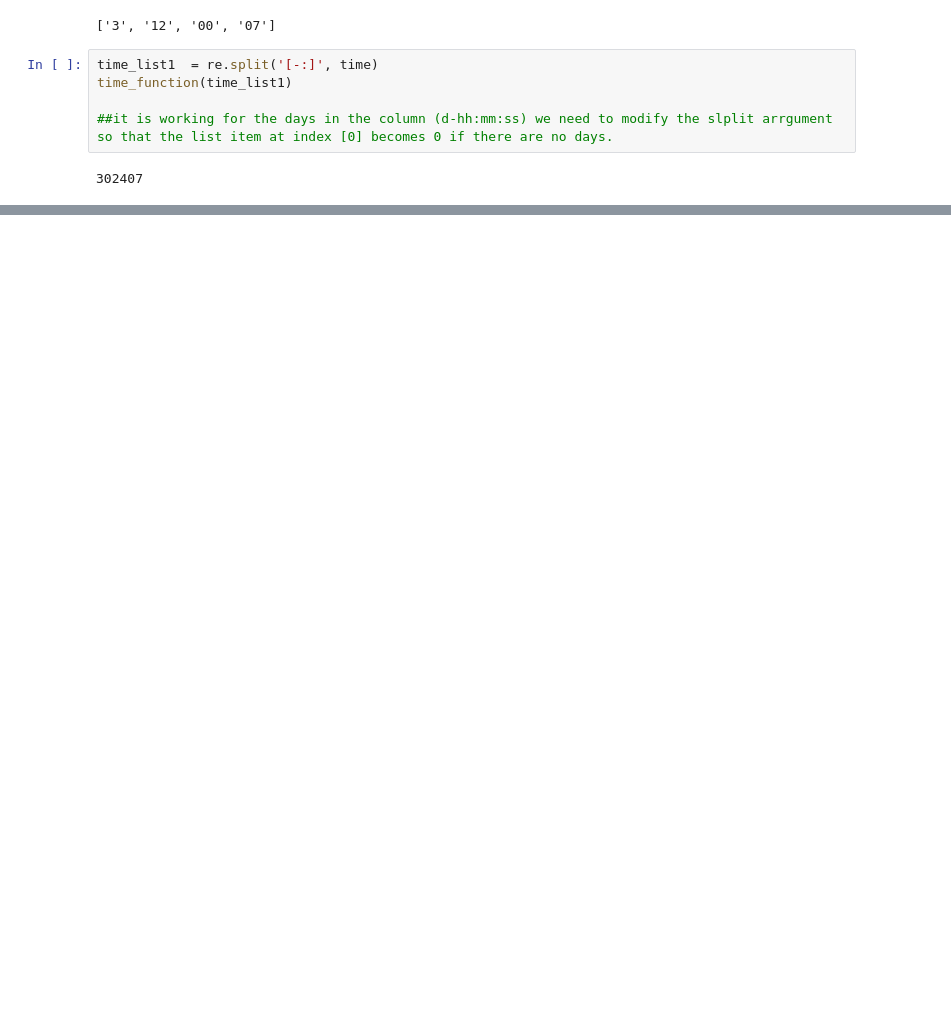
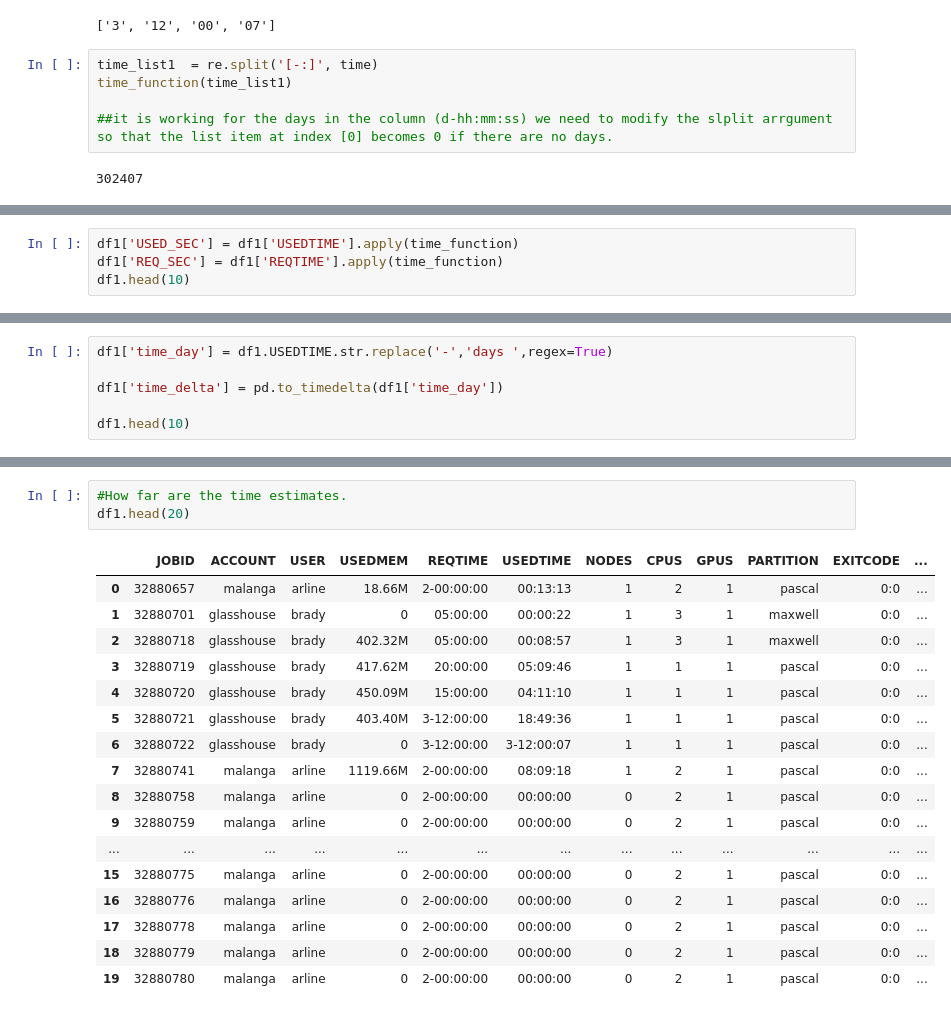
Before and after one commit to essetetsahai/accre_project-jolly_ranchers, a Jupyter notebook: accre-exporation.ipynb, the cells around one changed output, grey strips where cells are left out. Saved outputs shown, nothing was run; the diff lists cells and outputs as text; blank space fills up the shorter version.

Commit message:
seconds function, some Q1 analysis

```diff
--- a/accre-exporation.ipynb
+++ b/accre-exporation.ipynb
@@ -323,0 +395,4 @@ time_function(time_list1)
+# %%
+df1['USED_SEC'] = df1['USEDTIME'].apply(time_function)
+df1['REQ_SEC'] = df1['REQTIME'].apply(time_function)
+df1.head(10)
@@ -323,0 +413,6 @@ time_function(time_list1)
+# %%
+df1['time_day'] = df1.USEDTIME.str.replace('-','days ',regex=True)
+
+df1['time_delta'] = pd.to_timedelta(df1['time_day'])
+
+df1.head(10)
@@ -323,0 +496,21 @@ time_function(time_list1)
+# %%
+#How far are the time estimates.
+df1.head(20)
+# %% [output]
+|  | JOBID | ACCOUNT | USER | USEDMEM | REQTIME | USEDTIME | NODES | CPUS | GPUS | PARTITION | EXITCODE | ... |
+| 0 | 32880657 | malanga | arline | 18.66M | 2-00:00:00 | 00:13:13 | 1 | 2 | 1 | pascal | 0:0 | ... |
+| 1 | 32880701 | glasshouse | brady | 0 | 05:00:00 | 00:00:22 | 1 | 3 | 1 | maxwell | 0:0 | ... |
+| 2 | 32880718 | glasshouse | brady | 402.32M | 05:00:00 | 00:08:57 | 1 | 3 | 1 | maxwell | 0:0 | ... |
+| 3 | 32880719 | glasshouse | brady | 417.62M | 20:00:00 | 05:09:46 | 1 | 1 | 1 | pascal | 0:0 | ... |
+| 4 | 32880720 | glasshouse | brady | 450.09M | 15:00:00 | 04:11:10 | 1 | 1 | 1 | pascal | 0:0 | ... |
+| 5 | 32880721 | glasshouse | brady | 403.40M | 3-12:00:00 | 18:49:36 | 1 | 1 | 1 | pascal | 0:0 | ... |
+| 6 | 32880722 | glasshouse | brady | 0 | 3-12:00:00 | 3-12:00:07 | 1 | 1 | 1 | pascal | 0:0 | ... |
+| 7 | 32880741 | malanga | arline | 1119.66M | 2-00:00:00 | 08:09:18 | 1 | 2 | 1 | pascal | 0:0 | ... |
+| 8 | 32880758 | malanga | arline | 0 | 2-00:00:00 | 00:00:00 | 0 | 2 | 1 | pascal | 0:0 | ... |
+| 9 | 32880759 | malanga | arline | 0 | 2-00:00:00 | 00:00:00 | 0 | 2 | 1 | pascal | 0:0 | ... |
+| ... | ... | ... | ... | ... | ... | ... | ... | ... | ... | ... | ... | ... |
+| 15 | 32880775 | malanga | arline | 0 | 2-00:00:00 | 00:00:00 | 0 | 2 | 1 | pascal | 0:0 | ... |
+| 16 | 32880776 | malanga | arline | 0 | 2-00:00:00 | 00:00:00 | 0 | 2 | 1 | pascal | 0:0 | ... |
+| 17 | 32880778 | malanga | arline | 0 | 2-00:00:00 | 00:00:00 | 0 | 2 | 1 | pascal | 0:0 | ... |
+| 18 | 32880779 | malanga | arline | 0 | 2-00:00:00 | 00:00:00 | 0 | 2 | 1 | pascal | 0:0 | ... |
+| 19 | 32880780 | malanga | arline | 0 | 2-00:00:00 | 00:00:00 | 0 | 2 | 1 | pascal | 0:0 | ... |
```
Also changed, not shown: parts of 42 cells of this notebook.
